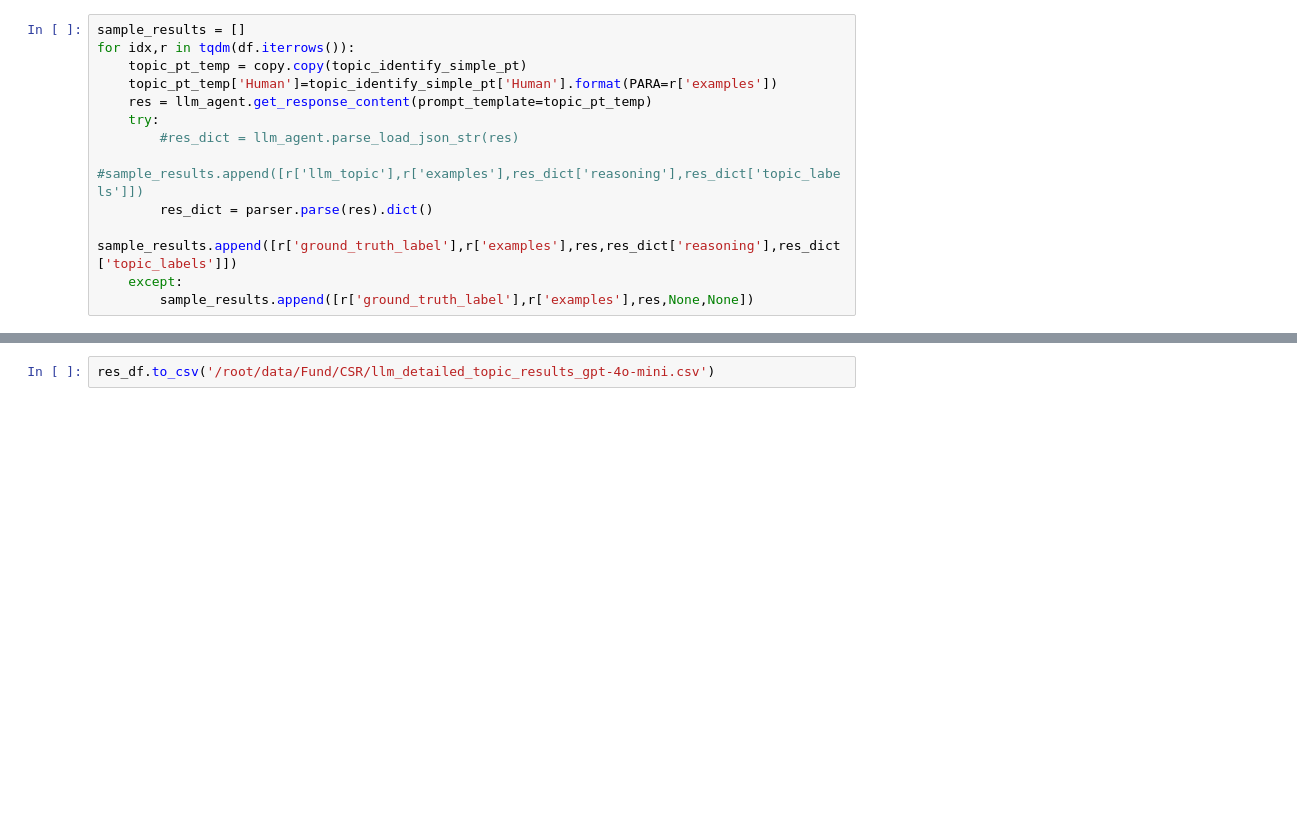
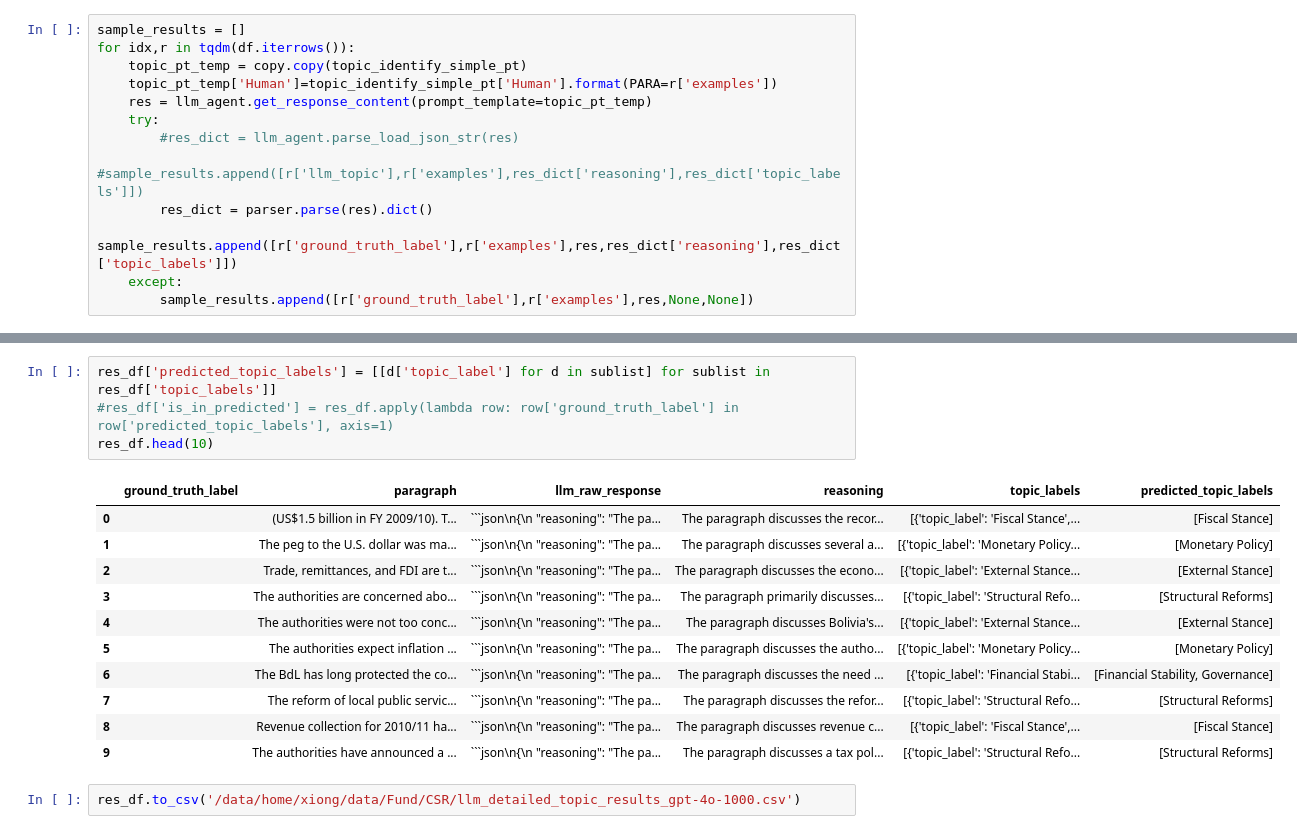
Before and after one commit to johnsonice/Fund_ISR, a Jupyter notebook: notebooks/detailed_topic_classification_llm.ipynb, the cells around one changed output, grey strips where cells are left out. Cells and saved outputs as stored; diff of their text form; blank space fills up the shorter version.

````diff
--- a/notebooks/detailed_topic_classification_llm.ipynb
+++ b/notebooks/detailed_topic_classification_llm.ipynb
@@ -193,2 +208,18 @@ res_df.head()
+# %%
+res_df['predicted_topic_labels'] = [[d['topic_label'] for d in sublist] for sublist in res_df['topic_labels']]
+#res_df['is_in_predicted'] = res_df.apply(lambda row: row['ground_truth_label'] in row['predicted_topic_labels'], axis=1)
+res_df.head(10)
+# %% [output]
+|  | ground_truth_label | paragraph | llm_raw_response | reasoning | topic_labels | predicted_topic_labels |
+| 0 |  | (US$1.5 billion in FY 2009/10). T... | ```json\n{\n "reasoning": "The pa... | The paragraph discusses the recor... | [{'topic_label': 'Fiscal Stance',... | [Fiscal Stance] |
+| 1 |  | The peg to the U.S. dollar was ma... | ```json\n{\n "reasoning": "The pa... | The paragraph discusses several a... | [{'topic_label': 'Monetary Policy... | [Monetary Policy] |
+| 2 |  | Trade, remittances, and FDI are t... | ```json\n{\n "reasoning": "The pa... | The paragraph discusses the econo... | [{'topic_label': 'External Stance... | [External Stance] |
+| 3 |  | The authorities are concerned abo... | ```json\n{\n "reasoning": "The pa... | The paragraph primarily discusses... | [{'topic_label': 'Structural Refo... | [Structural Reforms] |
+| 4 |  | The authorities were not too conc... | ```json\n{\n "reasoning": "The pa... | The paragraph discusses Bolivia's... | [{'topic_label': 'External Stance... | [External Stance] |
+| 5 |  | The authorities expect inflation ... | ```json\n{\n "reasoning": "The pa... | The paragraph discusses the autho... | [{'topic_label': 'Monetary Policy... | [Monetary Policy] |
+| 6 |  | The BdL has long protected the co... | ```json\n{\n "reasoning": "The pa... | The paragraph discusses the need ... | [{'topic_label': 'Financial Stabi... | [Financial Stability, Governance] |
+| 7 |  | The reform of local public servic... | ```json\n{\n "reasoning": "The pa... | The paragraph discusses the refor... | [{'topic_label': 'Structural Refo... | [Structural Reforms] |
+| 8 |  | Revenue collection for 2010/11 ha... | ```json\n{\n "reasoning": "The pa... | The paragraph discusses revenue c... | [{'topic_label': 'Fiscal Stance',... | [Fiscal Stance] |
+| 9 |  | The authorities have announced a ... | ```json\n{\n "reasoning": "The pa... | The paragraph discusses a tax pol... | [{'topic_label': 'Structural Refo... | [Structural Reforms] |
 # %%
-res_df.to_csv('/root/data/Fund/CSR/llm_detailed_topic_results_gpt-4o-mini.csv')
+res_df.to_csv('/data/home/xiong/data/Fund/CSR/llm_detailed_topic_results_gpt-4o-1000.csv')
````
Also changed, not shown: parts of 7 cells of this notebook, 5 other files.
